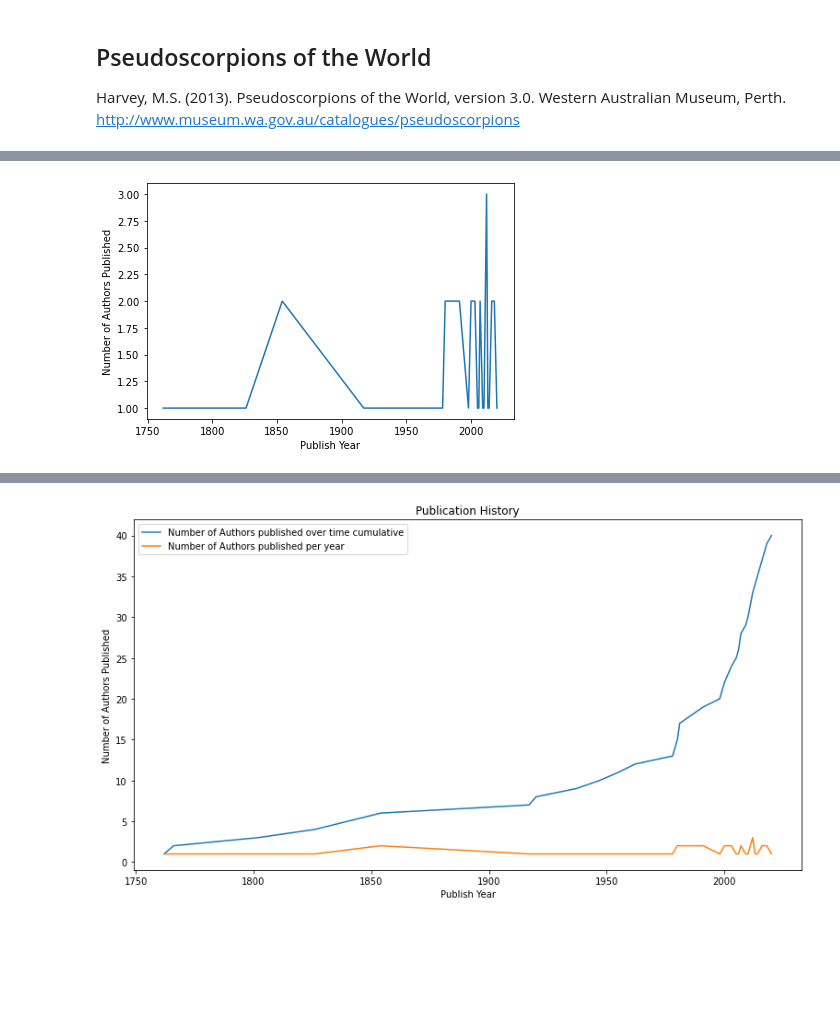
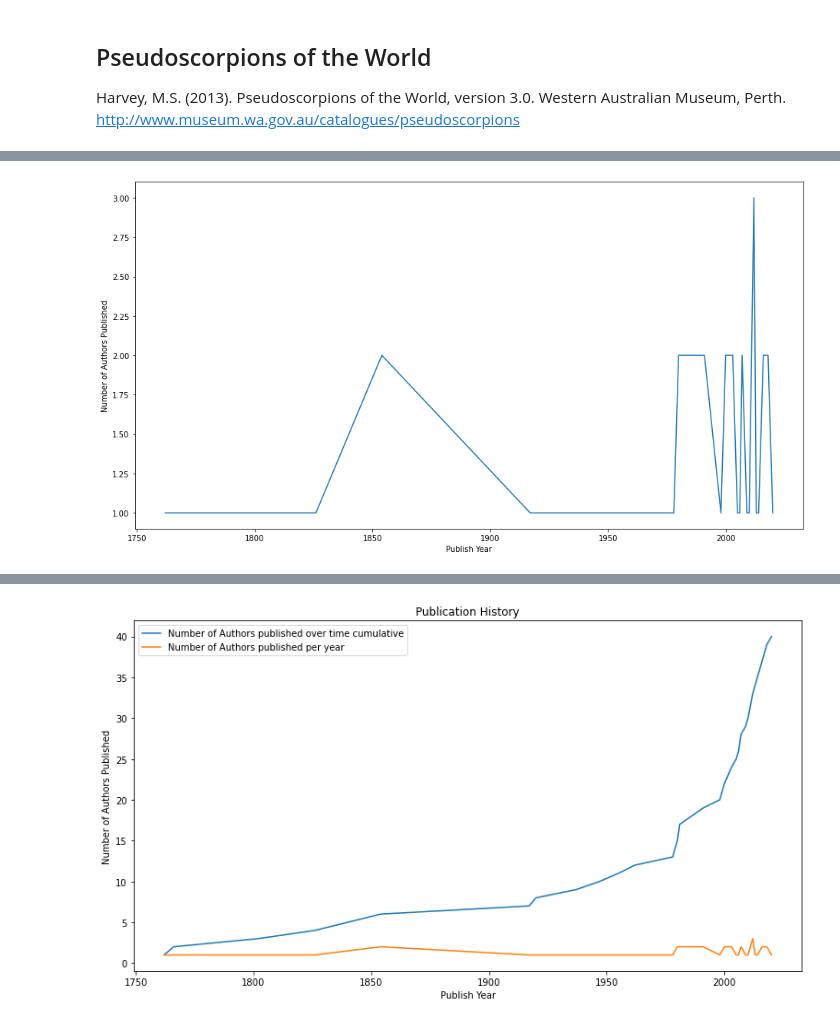
Before and after one commit to BrittneyOleniacz/Pseudoscorpion_site, a Jupyter notebook: DATA/Cleaning_data-Copy1.ipynb, the cells around one changed output, grey strips where cells are left out. Cells and saved outputs as stored; diff of their text form; code cells hidden in the pictures; blank space fills up the shorter version.

```diff
--- a/DATA/Cleaning_data-Copy1.ipynb
+++ b/DATA/Cleaning_data-Copy1.ipynb
@@ -118,18 +119,20 @@ pubyr
 2020    1
 Name: pubyr, dtype: int64
 # %%
+
+plt.figure(figsize = (13, 7))
 # Create a bar chart based off of the group series from before
 author_chart = count_pubyr.plot(kind='line')
 
 # Set the xlabel and ylabel using class methods
 author_chart.set_xlabel("Publish Year")
 author_chart.set_ylabel("Number of Authors Published")
 
 plt.tight_layout()
 plt.savefig("NumAuthPub.png")
 plt.show()
 # %% [output]
-[figure, old version]
+[figure, new version]
 # %%
 pubyr_df = count_pubyr
 pubyr_df
```
Also changed, not shown: parts of 1 cell of this notebook, 4 other files.
